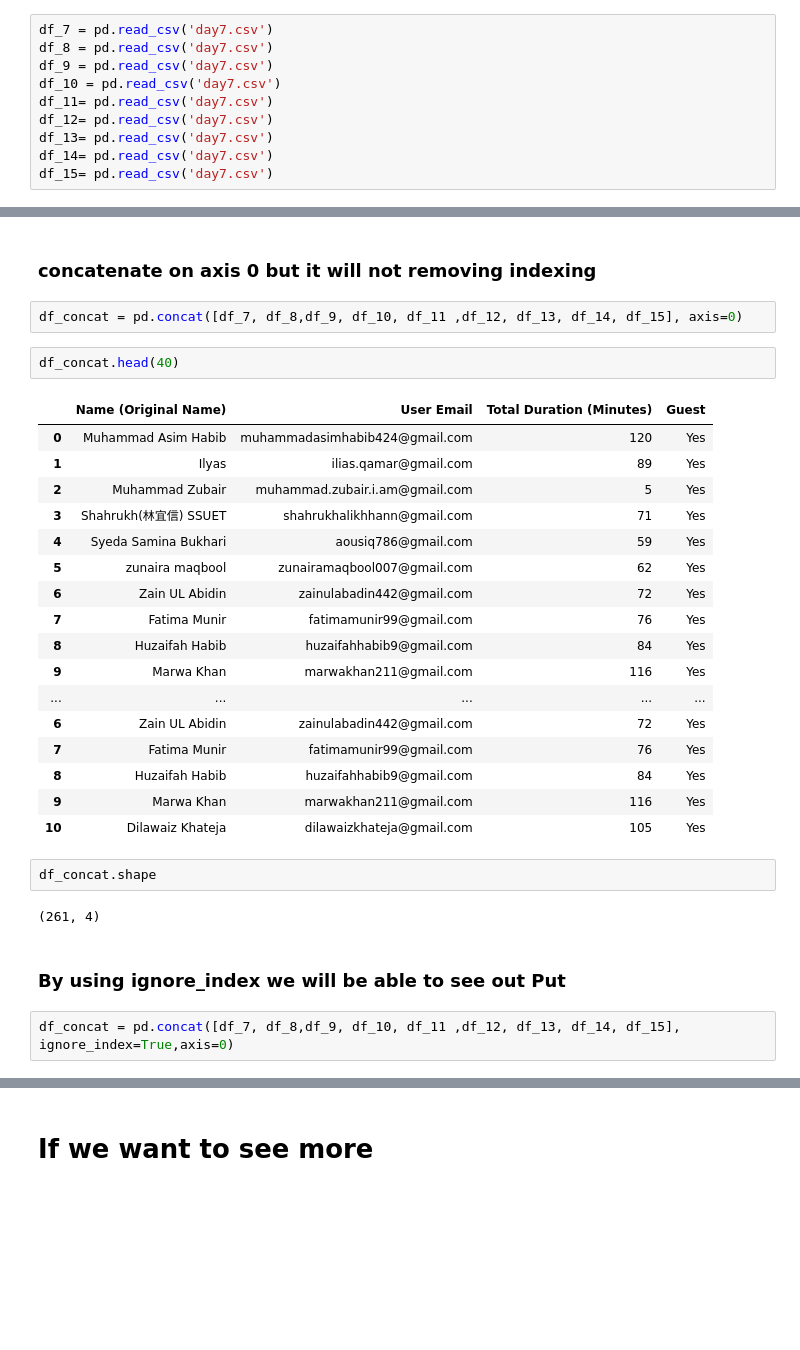
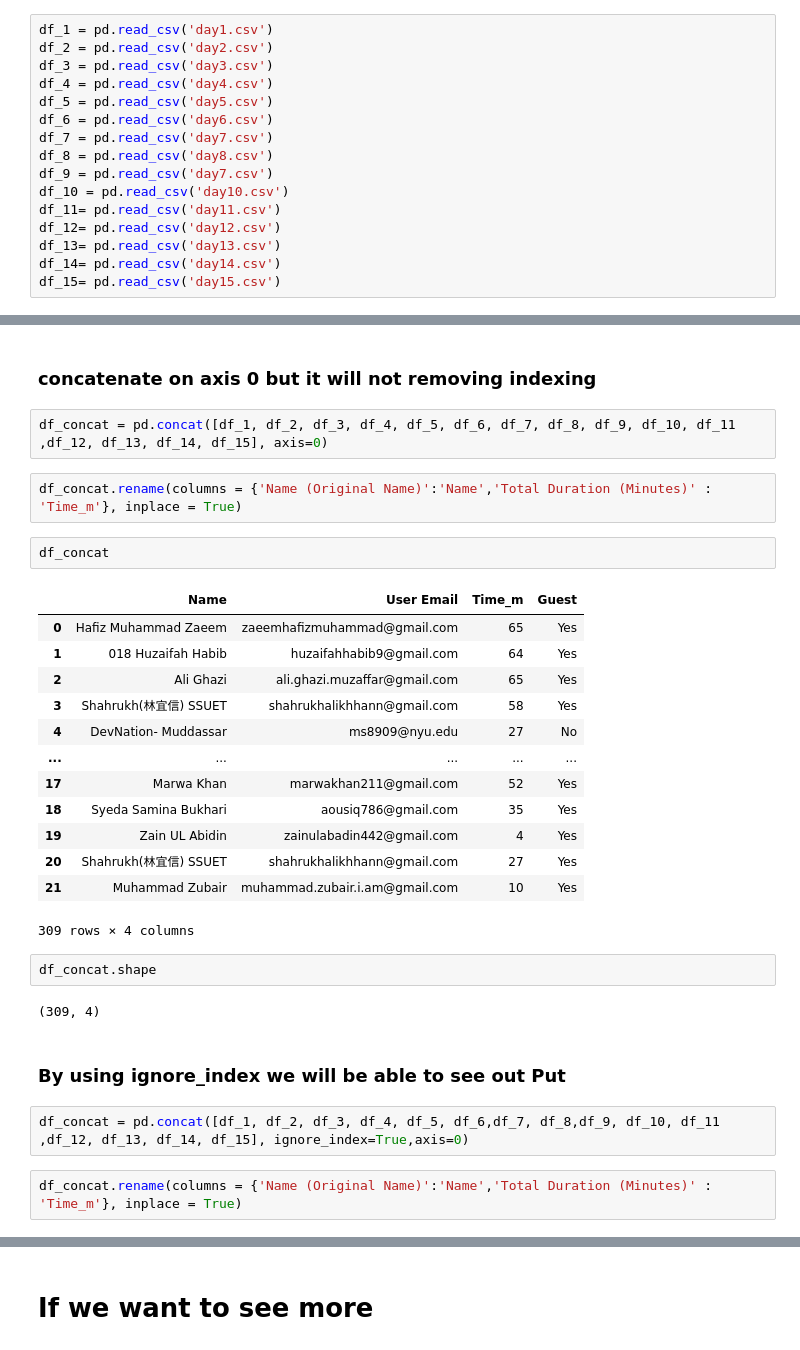
Before and after one commit to kashaf874/EDA, a Jupyter notebook: eda_devnation_data/Exploratory Data Analysis on data of DevNation Students.ipynb, the cells around one changed output, grey strips where cells are left out. Saved outputs shown, nothing was run; the diff lists cells and outputs as text; blank space fills up the shorter version.

Commit message:
Aevrage time

```diff
--- a/eda_devnation_data/Exploratory Data Analysis on data of DevNation Students.ipynb
+++ b/eda_devnation_data/Exploratory Data Analysis on data of DevNation Students.ipynb
@@ -10,13 +11,19 @@ import pandas as pd
 # %%
+df_1 = pd.read_csv('day1.csv')
+df_2 = pd.read_csv('day2.csv')
+df_3 = pd.read_csv('day3.csv')
+df_4 = pd.read_csv('day4.csv')
+df_5 = pd.read_csv('day5.csv')
+df_6 = pd.read_csv('day6.csv')
 df_7 = pd.read_csv('day7.csv')
-df_8 = pd.read_csv('day7.csv')
+df_8 = pd.read_csv('day8.csv')
 df_9 = pd.read_csv('day7.csv')
-df_10 = pd.read_csv('day7.csv')
-df_11= pd.read_csv('day7.csv')
-df_12= pd.read_csv('day7.csv')
-df_13= pd.read_csv('day7.csv')
-df_14= pd.read_csv('day7.csv')
-df_15= pd.read_csv('day7.csv')
+df_10 = pd.read_csv('day10.csv')
+df_11= pd.read_csv('day11.csv')
+df_12= pd.read_csv('day12.csv')
+df_13= pd.read_csv('day13.csv')
+df_14= pd.read_csv('day14.csv')
+df_15= pd.read_csv('day15.csv')
 # %% [markdown]
 ## **Data Dimentions**
 # %%
@@ -61,33 +63,33 @@ df_concat
 # %% [markdown]
 ### concatenate on axis 0 but it will not removing indexing
 # %%
-df_concat = pd.concat([df_7, df_8,df_9, df_10, df_11 ,df_12, df_13, df_14, df_15], axis=0)
+df_concat = pd.concat([df_1, df_2, df_3, df_4, df_5, df_6, df_7, df_8, df_9, df_10, df_11 ,df_12, df_13, df_14, df_15], axis=0)
+# %%
+df_concat.rename(columns = {'Name (Original Name)':'Name','Total Duration (Minutes)' : 'Time_m'}, inplace = True)
 # %%
-df_concat.head(40)
+df_concat
 # %% [output]
-|  | Name (Original Name) | User Email | Total Duration (Minutes) | Guest |
-| 0 | Muhammad Asim Habib | muhammadasimhabib424@gmail.com | 120 | Yes |
-| 1 | Ilyas | ilias.qamar@gmail.com | 89 | Yes |
-| 2 | Muhammad Zubair | muhammad.zubair.i.am@gmail.com | 5 | Yes |
-| 3 | Shahrukh(林宜信) SSUET | shahrukhalikhhann@gmail.com | 71 | Yes |
-| 4 | Syeda Samina Bukhari | aousiq786@gmail.com | 59 | Yes |
-| 5 | zunaira maqbool | zunairamaqbool007@gmail.com | 62 | Yes |
-| 6 | Zain UL Abidin | zainulabadin442@gmail.com | 72 | Yes |
-| 7 | Fatima Munir | fatimamunir99@gmail.com | 76 | Yes |
-| 8 | Huzaifah Habib | huzaifahhabib9@gmail.com | 84 | Yes |
-| 9 | Marwa Khan | marwakhan211@gmail.com | 116 | Yes |
+|  | Name | User Email | Time_m | Guest |
+| 0 | Hafiz Muhammad Zaeem | zaeemhafizmuhammad@gmail.com | 65 | Yes |
+| 1 | 018 Huzaifah Habib | huzaifahhabib9@gmail.com | 64 | Yes |
+| 2 | Ali Ghazi | ali.ghazi.muzaffar@gmail.com | 65 | Yes |
+| 3 | Shahrukh(林宜信) SSUET | shahrukhalikhhann@gmail.com | 58 | Yes |
+| 4 | DevNation- Muddassar | ms8909@nyu.edu | 27 | No |
 | ... | ... | ... | ... | ... |
-| 6 | Zain UL Abidin | zainulabadin442@gmail.com | 72 | Yes |
-| 7 | Fatima Munir | fatimamunir99@gmail.com | 76 | Yes |
-| 8 | Huzaifah Habib | huzaifahhabib9@gmail.com | 84 | Yes |
-| 9 | Marwa Khan | marwakhan211@gmail.com | 116 | Yes |
-| 10 | Dilawaiz Khateja | dilawaizkhateja@gmail.com | 105 | Yes |
+| 17 | Marwa Khan | marwakhan211@gmail.com | 52 | Yes |
+| 18 | Syeda Samina Bukhari | aousiq786@gmail.com | 35 | Yes |
+| 19 | Zain UL Abidin | zainulabadin442@gmail.com | 4 | Yes |
+| 20 | Shahrukh(林宜信) SSUET | shahrukhalikhhann@gmail.com | 27 | Yes |
+| 21 | Muhammad Zubair | muhammad.zubair.i.am@gmail.com | 10 | Yes |
+309 rows × 4 columns
 # %%
 df_concat.shape
 # %% [output]
-(261, 4)
+(309, 4)
 # %% [markdown]
 ### By using ignore_index we will be able to see out Put
 # %%
-df_concat = pd.concat([df_7, df_8,df_9, df_10, df_11 ,df_12, df_13, df_14, df_15], ignore_index=True,axis=0)
+df_concat = pd.concat([df_1, df_2, df_3, df_4, df_5, df_6,df_7, df_8,df_9, df_10, df_11 ,df_12, df_13, df_14, df_15], ignore_index=True,axis=0)
+# %%
+df_concat.rename(columns = {'Name (Original Name)':'Name','Total Duration (Minutes)' : 'Time_m'}, inplace = True)
 # %%
```
Also changed, not shown: parts of 16 cells of this notebook.
